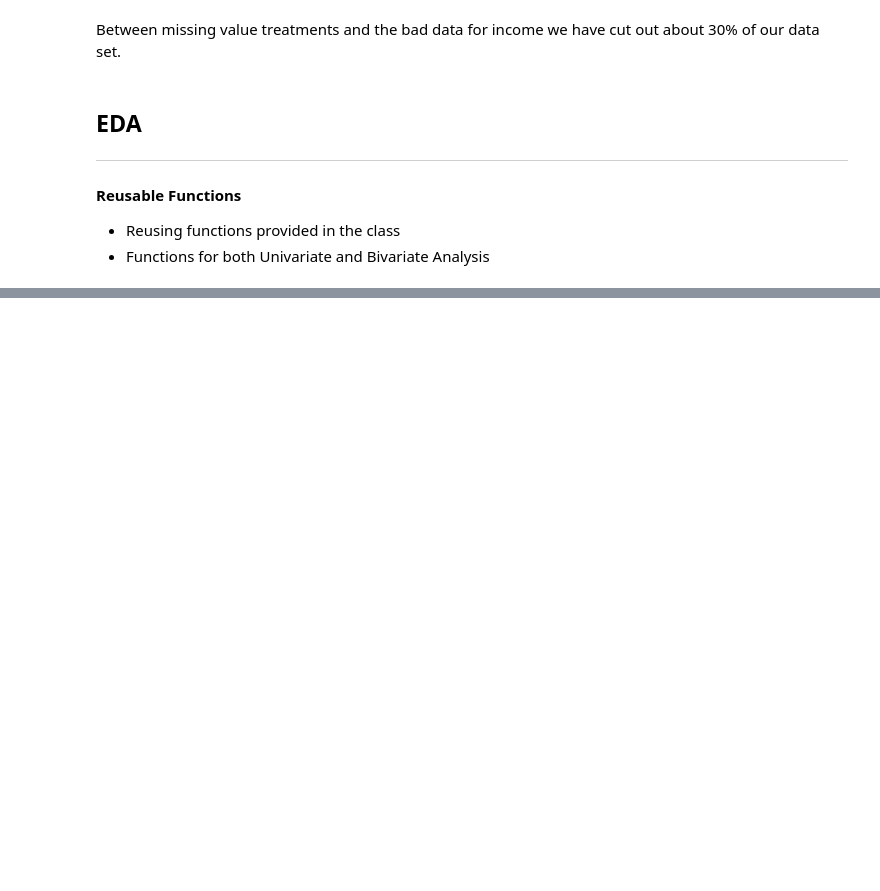
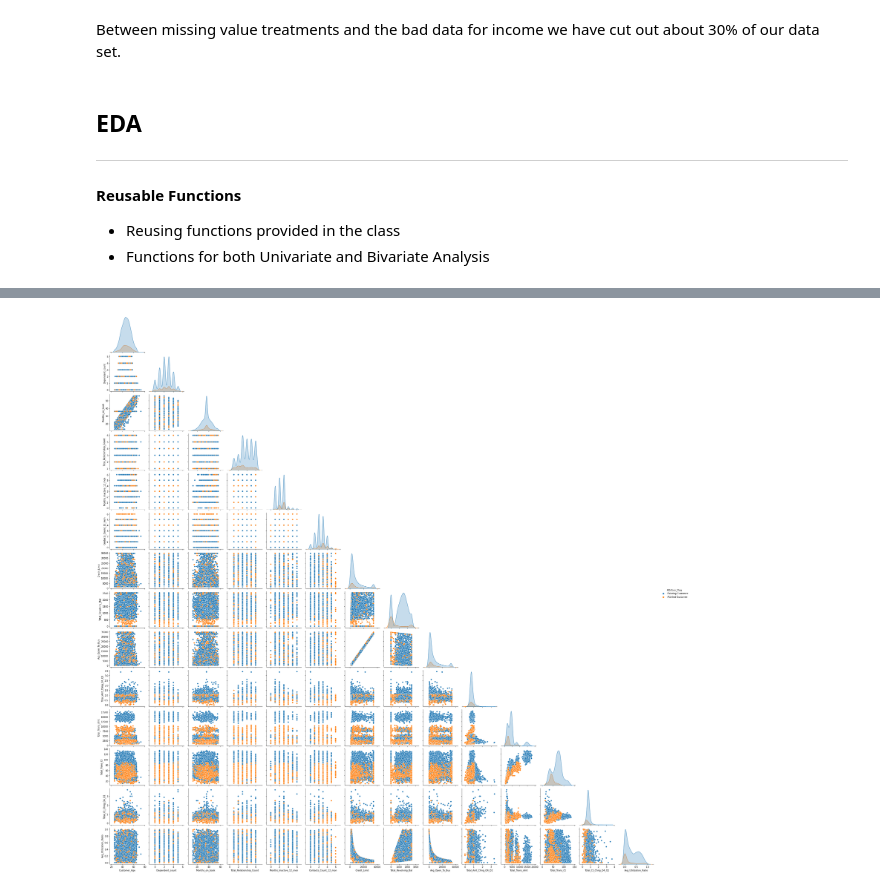
Before and after one commit to jarato123/AI-Class, a Jupyter notebook: Feature Selection, Model Selection and Tuning/fs-ms-tuning-final.ipynb, the cells around one changed output, grey strips where cells are left out. Cells and saved outputs as stored; diff of their text form; code cells hidden in the pictures; blank space fills up the shorter version.

```diff
--- a/Feature Selection, Model Selection and Tuning/fs-ms-tuning-final.ipynb
+++ b/Feature Selection, Model Selection and Tuning/fs-ms-tuning-final.ipynb
@@ -367,0 +577,6 @@ for i in plot:
+# %%
+# Generating the lower half a heatmap only
+sns.pairplot(df, corner=True, hue='Attrition_Flag')
+plt.show()
+# %% [output]
+[figure, added]
```
Also changed, not shown: parts of 45 cells of this notebook.
